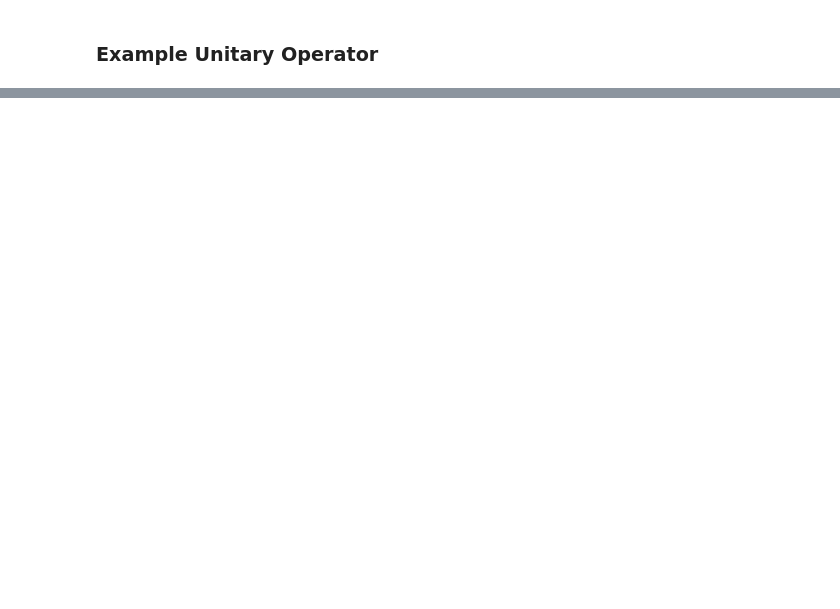
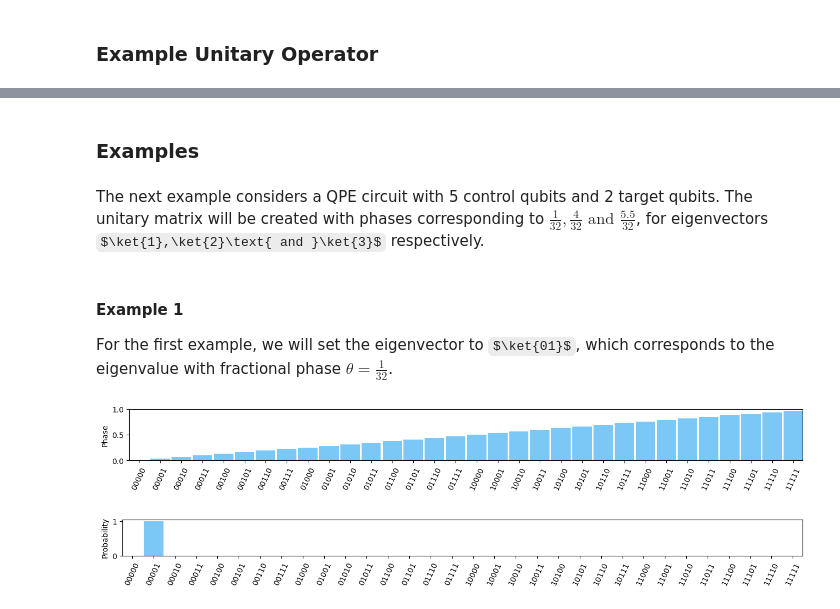
Before and after one commit to jbrumf/tinyqsim, a Jupyter notebook: examples/example_4_quantum_phase_estimation.ipynb, the cells around one changed output, grey strips where cells are left out. Drawn from its saved outputs; the diff is of its cells as text; code cells hidden in the pictures; some formulas as TeX source; blank space fills up the shorter version.

```diff
--- a/examples/example_4_quantum_phase_estimation.ipynb
+++ b/examples/example_4_quantum_phase_estimation.ipynb
@@ -259,0 +242,27 @@ The probabilities is no longer concentrated in a single basis state, but are spr
+# %%
+def plot_phase(qc, nq):
+    """Plot fractional phase of first 'nq' qubits assuming
+       they are not entangled with the rest of the state."""
+    state = qc.state_vector.reshape(2**nq,-1).sum(1)
+    nq = quantum.n_qubits(state)
+    phase = np.atan2(state.imag, state.real) / np.pi
+    phase = np.where(phase<0, phase+2, phase) / 2
+    plotting.plot_bars(quantum.basis_names(nq), [phase], ylabels=[f'Phase'],ylims=[(0,1)])
+# %% [markdown]
+### Examples
+# %% [markdown]
+The next example considers a QPE circuit with 5 control qubits and 2 target qubits. The unitary matrix will be created with phases corresponding to $\frac{1}{32},\frac{4}{32}\text{ and }\frac{5.5}{32}$, for eigenvectors $\ket{1},\ket{2}\text{ and }\ket{3}$ respectively.
+# %%
+nqc = 5
+nqt = 2
+n = 2**nqc
+u = partial(create_unitary, 1/32, 5/32, 11/64)
+# %% [markdown]
+#### Example 1
+For the first example, we will set the eigenvector to $\ket{01}$, which corresponds to the eigenvalue with fractional phase $\theta=\frac{1}{32}$.
+# %%
+qc = create_qpe_circuit(u, nqc, nqt, 1, plot_phase)
+qc.plot_probabilities(*range(nqc), height=0.7)
+# %% [output]
+[figure, added]
+[figure, added]
```
Also changed, not shown: parts of 50 cells of this notebook, 13 other files.
